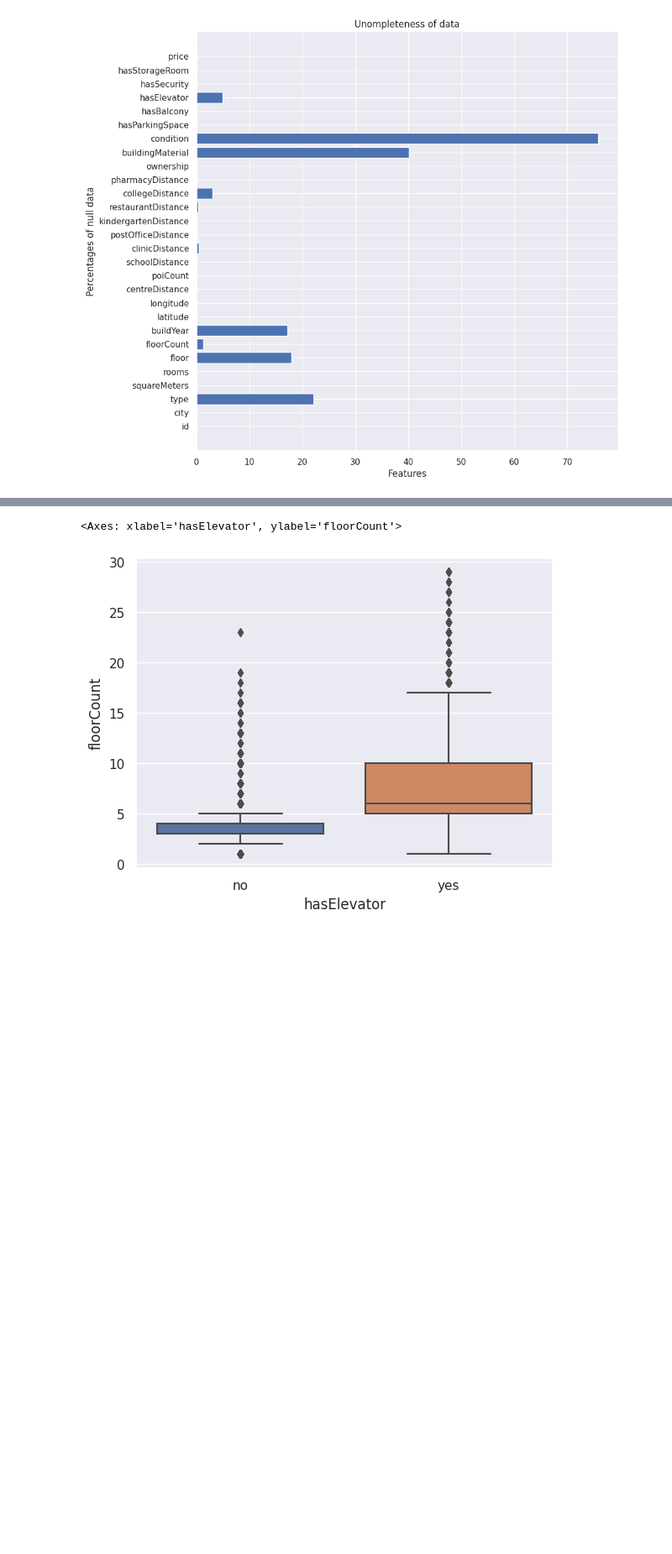
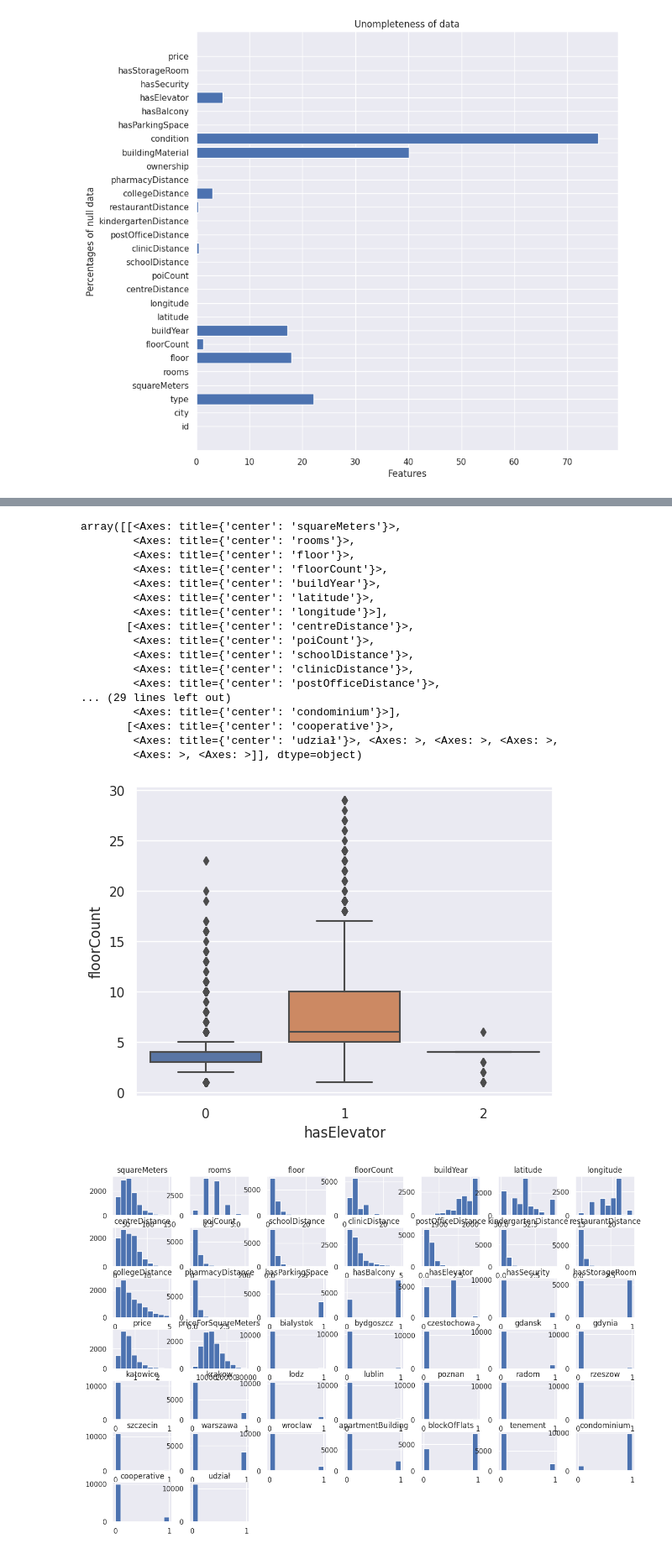
Before and after one commit to SzymonCisowski/PFML_Project, a Jupyter notebook: Projekt_PFML1.ipynb, the cells around one changed output, grey strips where cells are left out. Shown at 84% size. Cells and saved outputs as stored; diff of their text form; code cells hidden in the pictures; blank space fills up the shorter version.

```diff
--- a/Projekt_PFML1.ipynb
+++ b/Projekt_PFML1.ipynb
@@ -74,3 +98,7 @@ Text(0, 0.5, 'Percentages of null data')
 # %%
-df.drop(['id', 'condition', 'buildingMaterial'], axis=1, inplace=True)
+#df.drop(['id', 'condition', 'buildingMaterial'], axis=1, inplace=True)
+df=df.drop([ 'condition', 'buildingMaterial'],axis=1).reset_index(drop='true')
 df = df.dropna()
+df=df.drop([ 'id'],axis=1).reset_index(drop='true')
+
+df
@@ -76,0 +119,3 @@ df = df.dropna()
+# %%
+df['priceForSquareMeters']=df['price']/df['squareMeters']
+df
@@ -76,0 +136,14 @@ df = df.dropna()
+# %%
+from sklearn.preprocessing import OneHotEncoder, LabelEncoder
+
+encoder = OneHotEncoder(sparse_output=False)
+encoder1 = encoder.fit_transform(df[['city']])
+df = pd.concat([df, pd.DataFrame(encoder1, columns=encoder.categories_[0])], axis=1)
+encoder = OneHotEncoder(sparse=False)
+encoder1 = encoder.fit_transform(df[['type']])
+df = pd.concat([df, pd.DataFrame(encoder1, columns=encoder.categories_[0])], axis=1)
+encoder = OneHotEncoder(sparse=False)
+encoder1 = encoder.fit_transform(df[['ownership']])
+df = pd.concat([df, pd.DataFrame(encoder1, columns=encoder.categories_[0])], axis=1)
+df
+df.columns
@@ -76,0 +163,5 @@ df = df.dropna()
+# %%
+# X_train=X_train.drop(['squareMeters','price'],axis=1)
+df=df.drop(['city','type','ownership'],axis=1)
+df
+#think about drop latitude longitude columns due to city localization
@@ -109,10 +214,28 @@ sns.heatmap(corr, cmap = 'Greens', annot = True, fmt = '.2f')
 # %%
 import seaborn as sns
 sns.set_theme()
 sns.boxplot(X_train,x='hasElevator',y='floorCount')
+X_train.hist(figsize=[15,10])
 # %% [output]
-<Axes: xlabel='hasElevator', ylabel='floorCount'>
+array([[<Axes: title={'center': 'squareMeters'}>,
+        <Axes: title={'center': 'rooms'}>,
+        <Axes: title={'center': 'floor'}>,
+        <Axes: title={'center': 'floorCount'}>,
+        <Axes: title={'center': 'buildYear'}>,
+        <Axes: title={'center': 'latitude'}>,
+        <Axes: title={'center': 'longitude'}>],
+       [<Axes: title={'center': 'centreDistance'}>,
+        <Axes: title={'center': 'poiCount'}>,
+        <Axes: title={'center': 'schoolDistance'}>,
+        <Axes: title={'center': 'clinicDistance'}>,
+        <Axes: title={'center': 'postOfficeDistance'}>,
+... (29 lines left out)
+        <Axes: title={'center': 'condominium'}>],
+       [<Axes: title={'center': 'cooperative'}>,
+        <Axes: title={'center': 'udział'}>, <Axes: >, <Axes: >, <Axes: >,
+        <Axes: >, <Axes: >]], dtype=object)
-[figure, old version]
+[figure, new version]
+[figure, added]
 # %%
 tmp=X_train[X_train['hasElevator'] == 'no']
 tmp=tmp[tmp['floorCount'] > 4]
```
Also changed, not shown: parts of 12 cells of this notebook.
